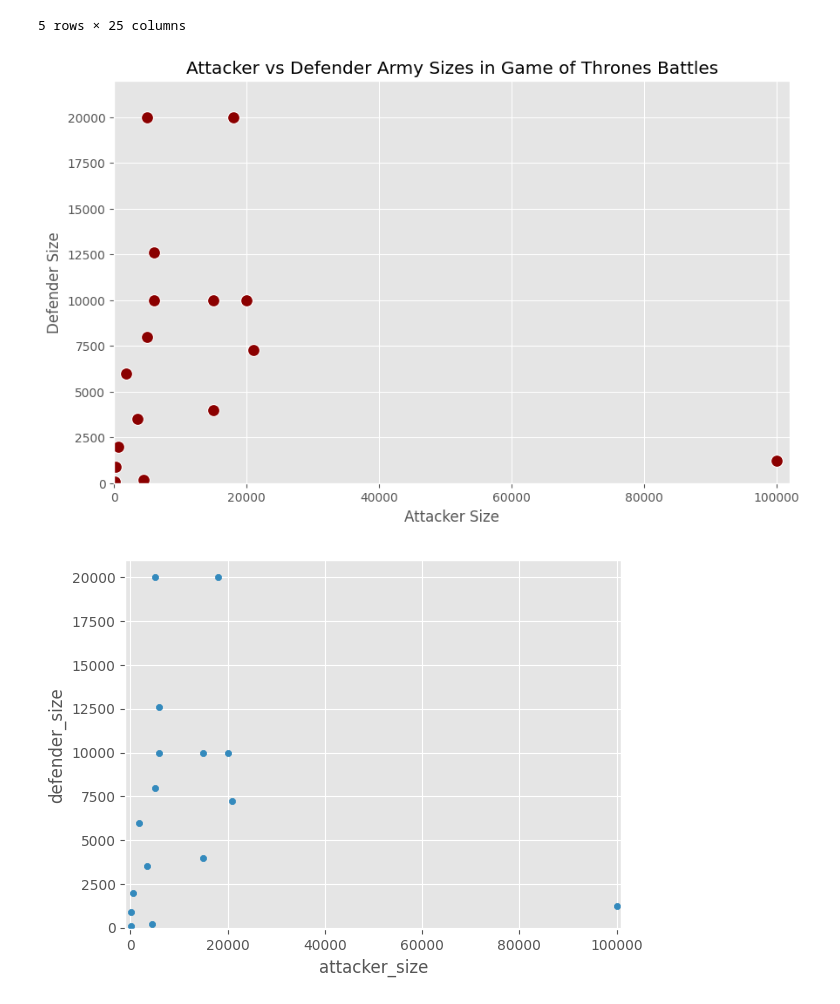
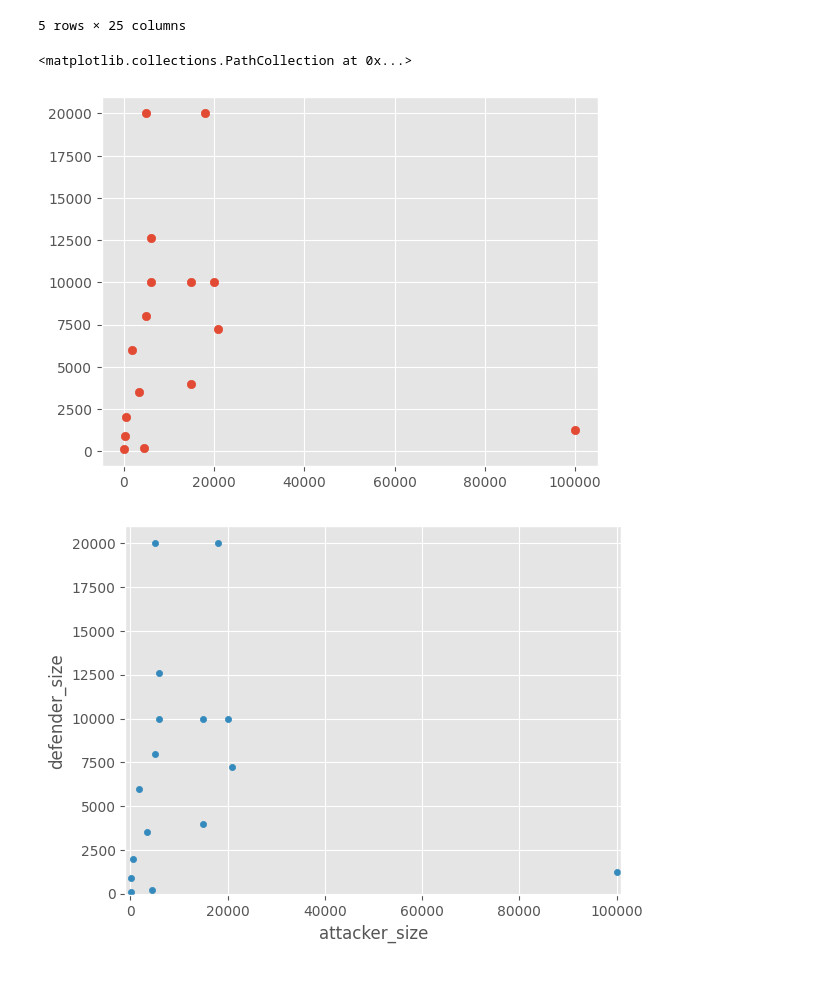
Before and after one commit to kushvyas-111/Number-Guessing-Game, a Jupyter notebook: 07-Visualization/01-Matplotlib.ipynb, the cells around one changed output. Drawn from its saved outputs; the diff is of its cells as text; code cells hidden in the pictures.

```diff
--- a/07-Visualization/01-Matplotlib.ipynb
+++ b/07-Visualization/01-Matplotlib.ipynb
@@ -556,41 +556,11 @@ battles.head()
 | 3 | Battle of the Green Fork | 298 | 4 | Robb Stark | Joffrey/Tommen Baratheon | Stark | NaN | NaN | ... |
 | 4 | Battle of the Whispering Wood | 298 | 5 | Robb Stark | Joffrey/Tommen Baratheon | Stark | Tully | NaN | ... |
 5 rows × 25 columns
-# %%
-# Your asnwer goes here
-import pandas as pd
-import matplotlib.pyplot as plt
-import seaborn as sns
-
-# Load the dataset
-battles = pd.read_csv('https://raw.githubusercontent.com/soltaniehha/Business-Analytics/master/data/GOT-battles.csv')
-
-# Keep only rows where attacker_size and defender_size are not missing
-battles_clean = battles.dropna(subset=['attacker_size', 'defender_size'])
-
-# Create scatter plot
-plt.figure(figsize=(10,6))
-sns.scatterplot(
-    x='attacker_size',
-    y='defender_size',
-    data=battles_clean,
-    s=100,  # size of points
-    color='darkred'
-)
-
-# Add axis labels and title
-plt.xlabel('Attacker Size')
-plt.ylabel('Defender Size')
-plt.title('Attacker vs Defender Army Sizes in Game of Thrones Battles')
-
-# Set x and y limits to improve readability
-plt.xlim(0, battles_clean['attacker_size'].max() + 2000)
-plt.ylim(0, battles_clean['defender_size'].max() + 2000)
-
-# Show the plot
-plt.show()
-# %% [output]
-[figure, removed]
+# %%
+plt.scatter(x=battles.attacker_size , y=battles.defender_size)
+# %% [output]
+<matplotlib.collections.PathCollection at 0x...>
+[figure, added]
 # %%
 # Don't run this cell to keep the outcome as your frame of reference
 # %% [output]
```
Also changed, not shown: parts of 1 cell of this notebook.
